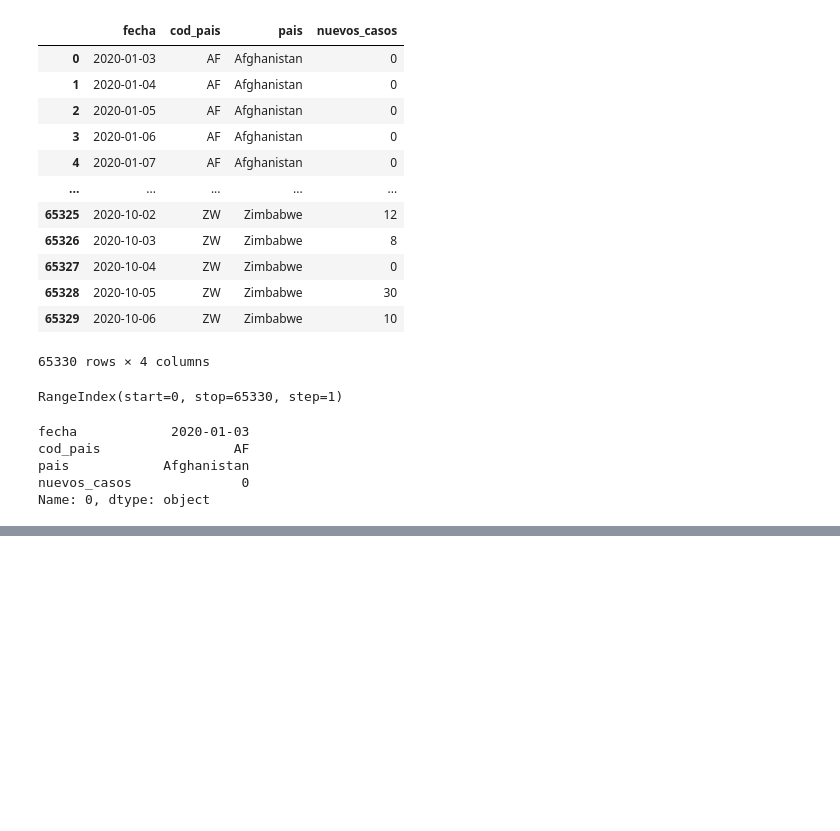
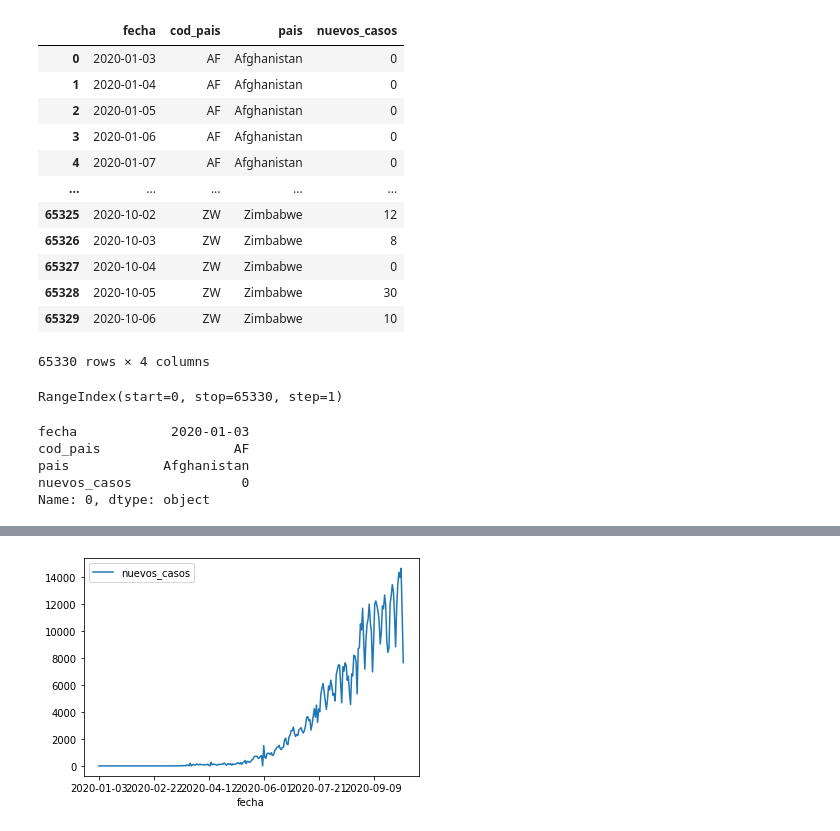
Before and after one commit to fedeturi/icda-python-para-finanzas, a Jupyter notebook: ICDA-Python_Clase6.ipynb, the cells around one changed output, grey strips where cells are left out. Saved outputs shown, nothing was run; the diff lists cells and outputs as text; code cells hidden in the pictures; blank space fills up the shorter version.

```diff
--- a/ICDA-Python_Clase6.ipynb
+++ b/ICDA-Python_Clase6.ipynb
@@ -534,0 +580,3 @@ Name: 0, dtype: object
+# %%
+arg_df.set_index('fecha', inplace=True)
+arg_df
@@ -534,0 +598,4 @@ Name: 0, dtype: object
+# %%
+arg_df.plot();
+# %% [output]
+[figure, added]
```
Also changed, not shown: parts of 33 cells of this notebook, 1 other file.
